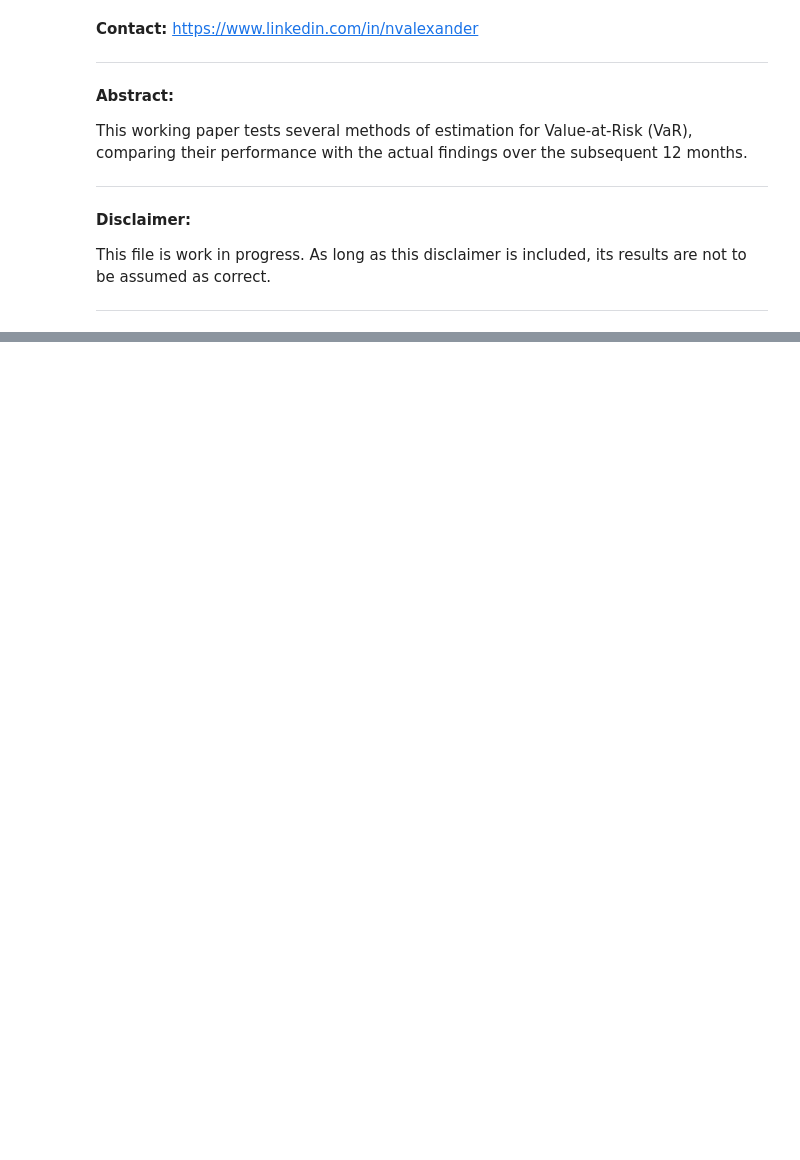
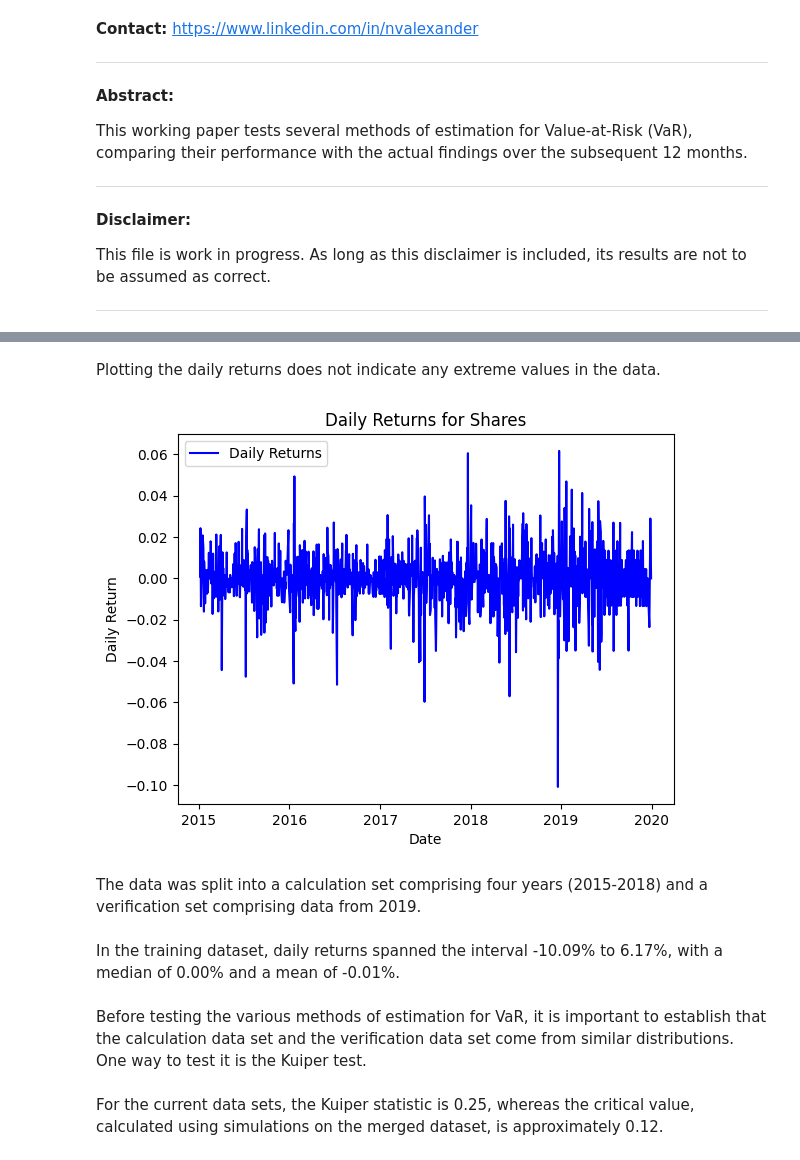
Before and after one commit to nvalexander/DataAnalysisProjects, a Jupyter notebook: bues-finmodel-final/var.ipynb, the cells around one changed output, grey strips where cells are left out. Cells and saved outputs as stored; diff of their text form; code cells hidden in the pictures; blank space fills up the shorter version.

```diff
--- a/bues-finmodel-final/var.ipynb
+++ b/bues-finmodel-final/var.ipynb
@@ -158,0 +183,28 @@ Expected Exceedances: 24.900000000000023
+# %% [markdown]
+Plotting the daily returns does not indicate any extreme values in the data.
+# %%
+plt.plot(sharedata['DateTime'], sharedata['DailyReturn'], label='Daily Returns', color='blue')
+plt.xlabel('Date')
+plt.ylabel('Daily Return')
+plt.title('Daily Returns for Shares')
+plt.legend()
+plt.show()
+# %% [output]
+[figure, added]
+# %% [markdown]
+The data was split into a calculation set comprising four years (2015-2018) and a verification set comprising data from 2019.
+# %%
+returns = sharedata[['DailyReturn', 'DateTime']].dropna()
+train_data_with_dates = returns[(returns['DateTime'] >= '2015-01-01') & (returns['DateTime'] < '2019-01-01')]
+train_data = train_data_with_dates['DailyReturn']
+test_data_with_dates = returns[returns['DateTime'] >= '2019-01-01']
+test_data = test_data_with_dates['DailyReturn'].dropna()
+md(f"In the training dataset, daily returns spanned the interval {min(train_data) * 100:.2f}%"
+   f" to {max(train_data) * 100:.2f}%, with a median of "
+   f"{np.median(train_data) * 100:.2f}% and a mean of "
+   f"{np.mean(train_data) * 100:.2f}%."
+   )
+# %% [output]
+In the training dataset, daily returns spanned the interval -10.09% to 6.17%, with a median of 0.00% and a mean of -0.01%.
+# %% [markdown]
+Before testing the various methods of estimation for VaR, it is important to establish that the calculation data set and the verification data set come from similar distributions. One way to test it is the Kuiper test.
@@ -158,0 +243,7 @@ Expected Exceedances: 24.900000000000023
+# %%
+md(f"For the current data sets, the Kuiper statistic is {kuiper_statistic:.2f}"
+   f", whereas the critical value, calculated using simulations on the merged dataset, is approximately "
+   f"{critical_value:.2f}."
+   )
+# %% [output]
+For the current data sets, the Kuiper statistic is 0.25, whereas the critical value, calculated using simulations on the merged dataset, is approximately 0.12.
```
Also changed, not shown: parts of 55 cells of this notebook.
